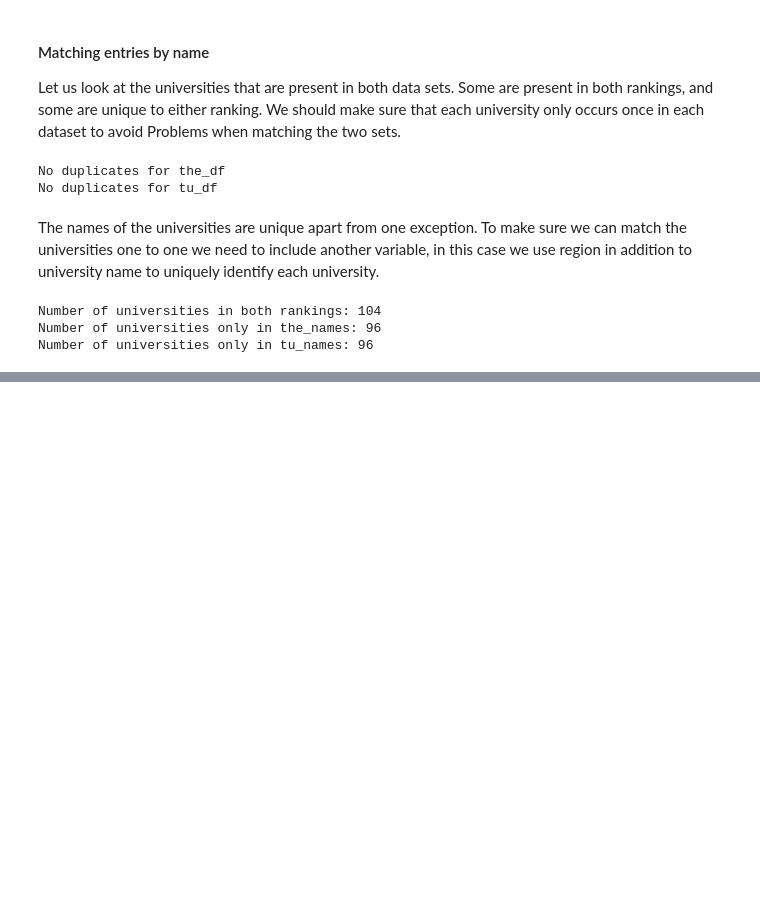
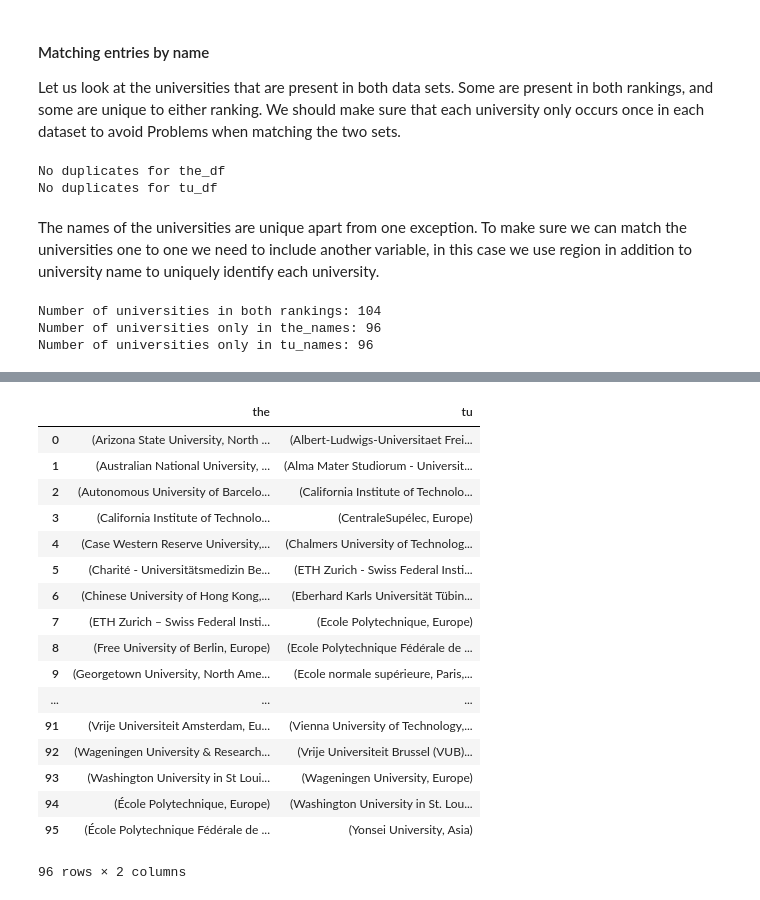
Before and after one commit to zenhaeus/cs-401, a Jupyter notebook: 02 - Data from the Web/Homework 2.ipynb, the cells around one changed output, grey strips where cells are left out. Cells and saved outputs as stored; diff of their text form; code cells hidden in the pictures; blank space fills up the shorter version.

```diff
--- a/02 - Data from the Web/Homework 2.ipynb
+++ b/02 - Data from the Web/Homework 2.ipynb
@@ -313,0 +556,23 @@ merged_df.head()
+# %%
+col1 = sorted(list(only_in_the), key = lambda tup: tup[0])
+col2 = sorted(list(only_in_tu), key = lambda tup: tup[0])
+pd.DataFrame.from_items([('the', col1) , ('tu', col2)])
+# %% [output]
+|  | the | tu |
+| 0 | (Arizona State University, North ... | (Albert-Ludwigs-Universitaet Frei... |
+| 1 | (Australian National University, ... | (Alma Mater Studiorum - Universit... |
+| 2 | (Autonomous University of Barcelo... | (California Institute of Technolo... |
+| 3 | (California Institute of Technolo... | (CentraleSupélec, Europe) |
+| 4 | (Case Western Reserve University,... | (Chalmers University of Technolog... |
+| 5 | (Charité - Universitätsmedizin Be... | (ETH Zurich - Swiss Federal Insti... |
+| 6 | (Chinese University of Hong Kong,... | (Eberhard Karls Universität Tübin... |
+| 7 | (ETH Zurich – Swiss Federal Insti... | (Ecole Polytechnique, Europe) |
+| 8 | (Free University of Berlin, Europe) | (Ecole Polytechnique Fédérale de ... |
+| 9 | (Georgetown University, North Ame... | (Ecole normale supérieure, Paris,... |
+| ... | ... | ... |
+| 91 | (Vrije Universiteit Amsterdam, Eu... | (Vienna University of Technology,... |
+| 92 | (Wageningen University & Research... | (Vrije Universiteit Brussel (VUB)... |
+| 93 | (Washington University in St Loui... | (Wageningen University, Europe) |
+| 94 | (École Polytechnique, Europe) | (Washington University in St. Lou... |
+| 95 | (École Polytechnique Fédérale de ... | (Yonsei University, Asia) |
+96 rows × 2 columns
```
Also changed, not shown: parts of 10 cells of this notebook.
